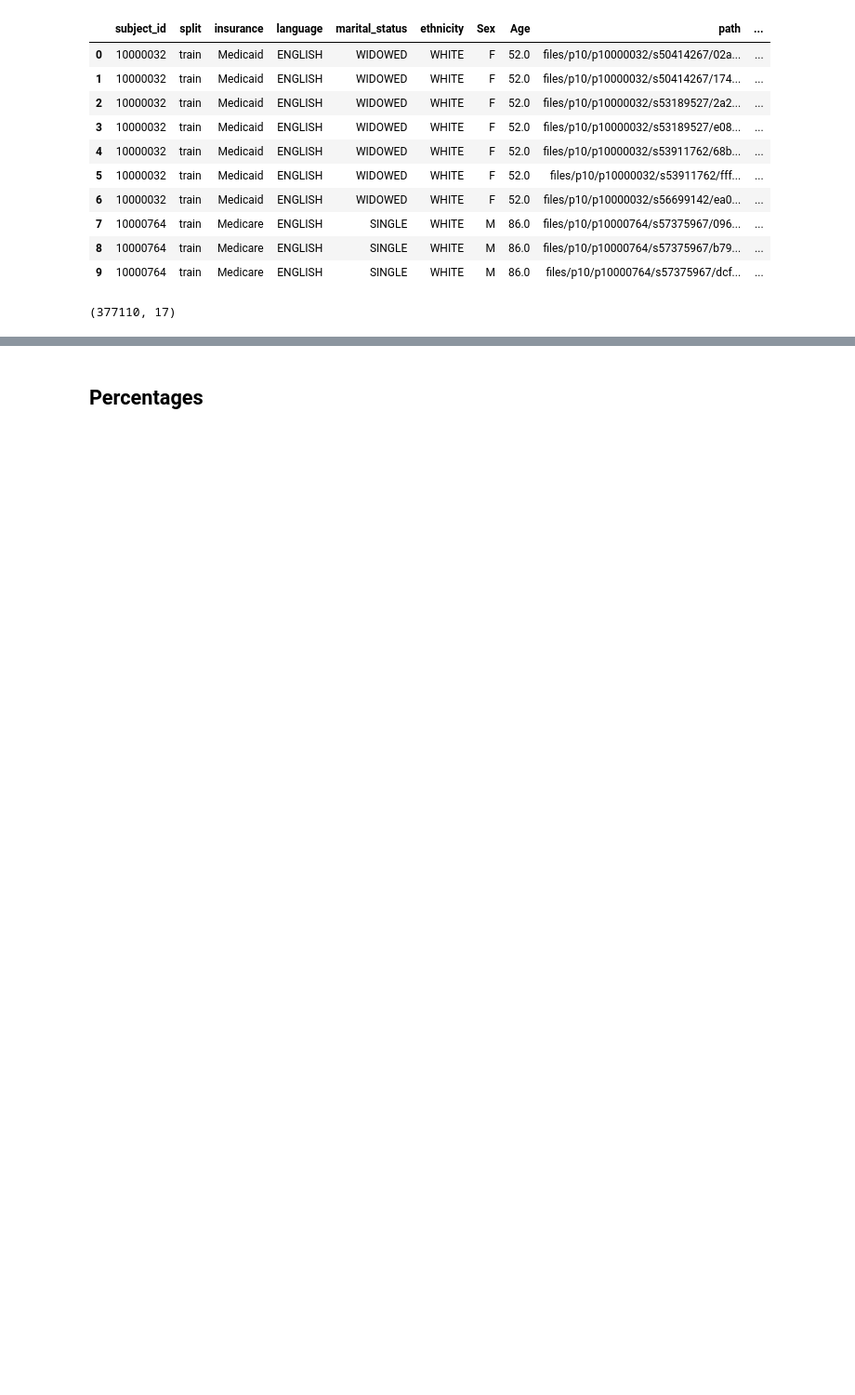
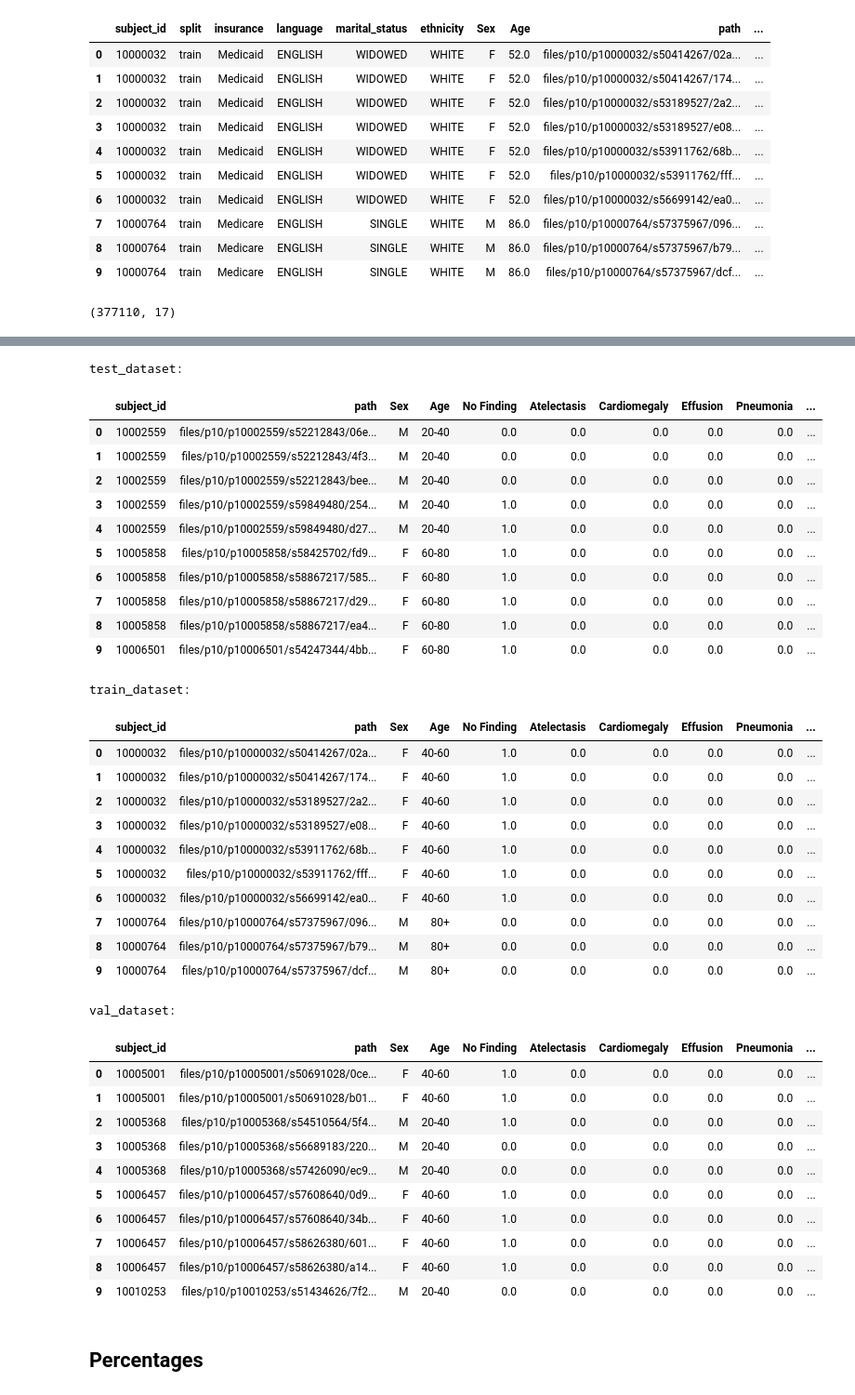
Before and after one commit to andrix007/Underdiagnosis_NatMed, a Jupyter notebook: MIMIC/MyConfidence.ipynb, the cells around one changed output, grey strips where cells are left out. Shown: that part at 93% size. Saved outputs shown, nothing was run; the diff lists cells and outputs as text; code cells hidden in the pictures; blank space fills up the shorter version.

```diff
--- a/MIMIC/MyConfidence.ipynb
+++ b/MIMIC/MyConfidence.ipynb
@@ -18,3 +18,18 @@ display(df.shape)
 | 8 | 10000764 | train | Medicare | ENGLISH | SINGLE | WHITE | M | 86.0 | files/p10/p10000764/s57375967/b79... | ... |
 | 9 | 10000764 | train | Medicare | ENGLISH | SINGLE | WHITE | M | 86.0 | files/p10/p10000764/s57375967/dcf... | ... |
 (377110, 17)
+# %%
+#df.drop(['split', 'insurance', 'language', 'marital_status', 'ethnicity'], axis=1, inplace=True)
+df.rename(columns={'Pleural Effusion':'Effusion'}, inplace=True)
+df = df[['subject_id', 'path', 'Sex', 'Age', 'No Finding', 'Atelectasis', 'Cardiomegaly', 'Effusion', 'Pneumonia', 'Pneumothorax', 'Consolidation', 'Edema']]
+# %%
+import numpy as np
+
+df['Age'] = pd.cut(df['Age'], bins=[0, 19, 39, 59, 79, np.inf], labels=["0-20", "20-40", "40-60", "60-80", "80+"])
+
+# Step 4: Replace specific values in relevant columns
+replacements = {
+    'Effusion': {"[False]": 0, "[True]": 1, "[ True]": 1},
+    'Age': {19: "0-20", 39: "20-40", 59: "40-60", 79: "60-80", 81: "80+"}
+}
+df.replace(replacements, inplace=True)
@@ -21,3 +47,63 @@ display(df.shape)
+# %%
+test_patients = pd.read_csv('Splits/TestSubjectid.csv', header=None, names=['subject_id'])
+test_df = df[df['subject_id'].isin(test_patients['subject_id'])]
+
+test_df = test_df.reset_index(drop=True)
+print("test_dataset:")
+display(test_df.head(10))
+
+
+train_patients = pd.read_csv('Splits/TrainSubjectID.csv', header=None, names=['subject_id'])
+train_df = df[df['subject_id'].isin(train_patients['subject_id'])]
+
+train_df = train_df.reset_index(drop=True)
+print("train_dataset:")
+display(train_df.head(10))
+
+
+val_patients = pd.read_csv('Splits/ValSubjectid.csv', header=None, names=['subject_id'])
+val_df = df[df['subject_id'].isin(val_patients['subject_id'])]
+
+val_df = val_df.reset_index(drop=True)
+print("val_dataset:")
+display(val_df.head(10))
+# %% [output]
+test_dataset:
+|  | subject_id | path | Sex | Age | No Finding | Atelectasis | Cardiomegaly | Effusion | Pneumonia | ... |
+| 0 | 10002559 | files/p10/p10002559/s52212843/06e... | M | 20-40 | 0.0 | 0.0 | 0.0 | 0.0 | 0.0 | ... |
+| 1 | 10002559 | files/p10/p10002559/s52212843/4f3... | M | 20-40 | 0.0 | 0.0 | 0.0 | 0.0 | 0.0 | ... |
+| 2 | 10002559 | files/p10/p10002559/s52212843/bee... | M | 20-40 | 0.0 | 0.0 | 0.0 | 0.0 | 0.0 | ... |
+| 3 | 10002559 | files/p10/p10002559/s59849480/254... | M | 20-40 | 1.0 | 0.0 | 0.0 | 0.0 | 0.0 | ... |
+| 4 | 10002559 | files/p10/p10002559/s59849480/d27... | M | 20-40 | 1.0 | 0.0 | 0.0 | 0.0 | 0.0 | ... |
+| 5 | 10005858 | files/p10/p10005858/s58425702/fd9... | F | 60-80 | 1.0 | 0.0 | 0.0 | 0.0 | 0.0 | ... |
+| 6 | 10005858 | files/p10/p10005858/s58867217/585... | F | 60-80 | 1.0 | 0.0 | 0.0 | 0.0 | 0.0 | ... |
+| 7 | 10005858 | files/p10/p10005858/s58867217/d29... | F | 60-80 | 1.0 | 0.0 | 0.0 | 0.0 | 0.0 | ... |
+| 8 | 10005858 | files/p10/p10005858/s58867217/ea4... | F | 60-80 | 1.0 | 0.0 | 0.0 | 0.0 | 0.0 | ... |
+| 9 | 10006501 | files/p10/p10006501/s54247344/4bb... | F | 60-80 | 1.0 | 0.0 | 0.0 | 0.0 | 0.0 | ... |
+train_dataset:
+|  | subject_id | path | Sex | Age | No Finding | Atelectasis | Cardiomegaly | Effusion | Pneumonia | ... |
+| 0 | 10000032 | files/p10/p10000032/s50414267/02a... | F | 40-60 | 1.0 | 0.0 | 0.0 | 0.0 | 0.0 | ... |
+| 1 | 10000032 | files/p10/p10000032/s50414267/174... | F | 40-60 | 1.0 | 0.0 | 0.0 | 0.0 | 0.0 | ... |
+| 2 | 10000032 | files/p10/p10000032/s53189527/2a2... | F | 40-60 | 1.0 | 0.0 | 0.0 | 0.0 | 0.0 | ... |
+| 3 | 10000032 | files/p10/p10000032/s53189527/e08... | F | 40-60 | 1.0 | 0.0 | 0.0 | 0.0 | 0.0 | ... |
+| 4 | 10000032 | files/p10/p10000032/s53911762/68b... | F | 40-60 | 1.0 | 0.0 | 0.0 | 0.0 | 0.0 | ... |
+| 5 | 10000032 | files/p10/p10000032/s53911762/fff... | F | 40-60 | 1.0 | 0.0 | 0.0 | 0.0 | 0.0 | ... |
+| 6 | 10000032 | files/p10/p10000032/s56699142/ea0... | F | 40-60 | 1.0 | 0.0 | 0.0 | 0.0 | 0.0 | ... |
+| 7 | 10000764 | files/p10/p10000764/s57375967/096... | M | 80+ | 0.0 | 0.0 | 0.0 | 0.0 | 0.0 | ... |
+| 8 | 10000764 | files/p10/p10000764/s57375967/b79... | M | 80+ | 0.0 | 0.0 | 0.0 | 0.0 | 0.0 | ... |
+| 9 | 10000764 | files/p10/p10000764/s57375967/dcf... | M | 80+ | 0.0 | 0.0 | 0.0 | 0.0 | 0.0 | ... |
+val_dataset:
+|  | subject_id | path | Sex | Age | No Finding | Atelectasis | Cardiomegaly | Effusion | Pneumonia | ... |
+| 0 | 10005001 | files/p10/p10005001/s50691028/0ce... | F | 40-60 | 1.0 | 0.0 | 0.0 | 0.0 | 0.0 | ... |
+| 1 | 10005001 | files/p10/p10005001/s50691028/b01... | F | 40-60 | 1.0 | 0.0 | 0.0 | 0.0 | 0.0 | ... |
+| 2 | 10005368 | files/p10/p10005368/s54510564/5f4... | M | 20-40 | 1.0 | 0.0 | 0.0 | 0.0 | 0.0 | ... |
+| 3 | 10005368 | files/p10/p10005368/s56689183/220... | M | 20-40 | 0.0 | 0.0 | 0.0 | 0.0 | 0.0 | ... |
+| 4 | 10005368 | files/p10/p10005368/s57426090/ec9... | M | 20-40 | 0.0 | 0.0 | 0.0 | 0.0 | 0.0 | ... |
+| 5 | 10006457 | files/p10/p10006457/s57608640/0d9... | F | 40-60 | 1.0 | 0.0 | 0.0 | 0.0 | 0.0 | ... |
+| 6 | 10006457 | files/p10/p10006457/s57608640/34b... | F | 40-60 | 1.0 | 0.0 | 0.0 | 0.0 | 0.0 | ... |
+| 7 | 10006457 | files/p10/p10006457/s58626380/601... | F | 40-60 | 1.0 | 0.0 | 0.0 | 0.0 | 0.0 | ... |
+| 8 | 10006457 | files/p10/p10006457/s58626380/a14... | F | 40-60 | 1.0 | 0.0 | 0.0 | 0.0 | 0.0 | ... |
+| 9 | 10010253 | files/p10/p10010253/s51434626/7f2... | M | 20-40 | 0.0 | 0.0 | 0.0 | 0.0 | 0.0 | ... |
 # %% [markdown]
 ## Percentages
 # %%
```
Also changed, not shown: parts of 13 cells of this notebook, 3 other files.
